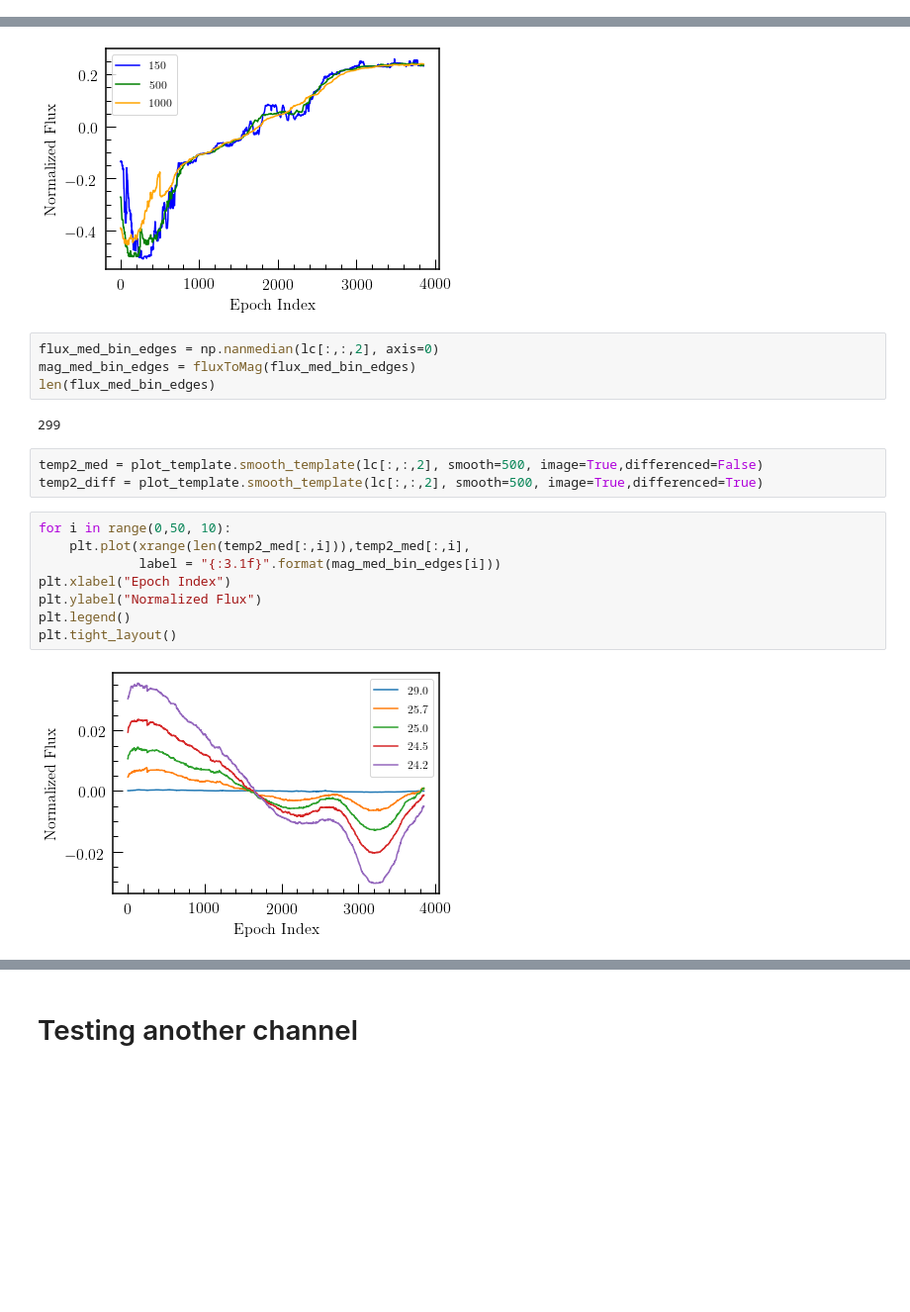
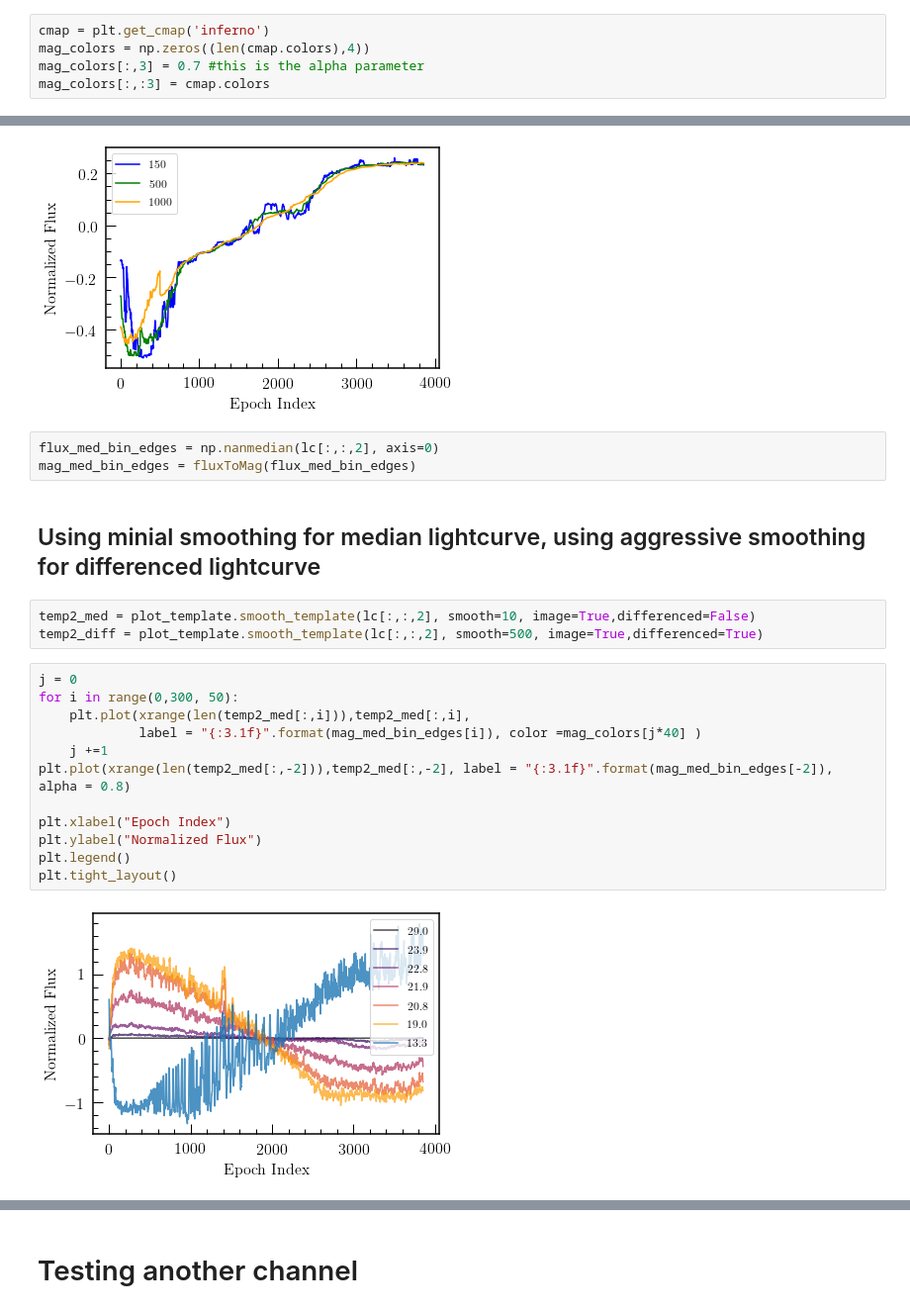
Before and after one commit to jmoreno28/k2_LongTermSystematics, a Jupyter notebook: MakeTemplateSystematicLC.ipynb, the cells around one changed output, grey strips where cells are left out. Shown at 99% size. Drawn from its saved outputs; the diff is of its cells as text; blank space fills up the shorter version.

Commit message:
changed smoothing and color palette

```diff
--- a/MakeTemplateSystematicLC.ipynb
+++ b/MakeTemplateSystematicLC.ipynb
@@ -11,6 +15,11 @@ from utilities.containers import *
 from utilities.conversions import magToFlux,fluxToMag
 # %%
 cmap = rplot.palettable.colorbrewer.diverging.PuOr_11.mpl_colormap
+# %%
+cmap = plt.get_cmap('inferno')
+mag_colors = np.zeros((len(cmap.colors),4))
+mag_colors[:,3] = 0.7 #this is the alpha parameter
+mag_colors[:,:3] = cmap.colors
 # %% [markdown]
 # an HDF5 File with all the pixel data from the campaign is needed
 contact jmoreno3663@gmail.com for the files
@@ -95,20 +103,23 @@ plt.tight_layout()
 # %%
 flux_med_bin_edges = np.nanmedian(lc[:,:,2], axis=0)
 mag_med_bin_edges = fluxToMag(flux_med_bin_edges)
-len(flux_med_bin_edges)
-# %% [output]
-299
+# %% [markdown]
+## Using minial smoothing for median lightcurve, using aggressive smoothing for differenced lightcurve
 # %%
-temp2_med = plot_template.smooth_template(lc[:,:,2], smooth=500, image=True,differenced=False)
+temp2_med = plot_template.smooth_template(lc[:,:,2], smooth=10, image=True,differenced=False)
 temp2_diff = plot_template.smooth_template(lc[:,:,2], smooth=500, image=True,differenced=True)
 # %%
-for i in range(0,50, 10):
+j = 0
+for i in range(0,300, 50):
     plt.plot(xrange(len(temp2_med[:,i])),temp2_med[:,i],
-             label = "{:3.1f}".format(mag_med_bin_edges[i]))
+             label = "{:3.1f}".format(mag_med_bin_edges[i]), color =mag_colors[j*40] )
+    j +=1
+plt.plot(xrange(len(temp2_med[:,-2])),temp2_med[:,-2], label = "{:3.1f}".format(mag_med_bin_edges[-2]), alpha = 0.8)
+
 plt.xlabel("Epoch Index")
 plt.ylabel("Normalized Flux")
 plt.legend()
 plt.tight_layout()
 # %% [output]
-[figure, old version]
+[figure, new version]
 # %%
```
Also changed, not shown: parts of 12 cells of this notebook.
